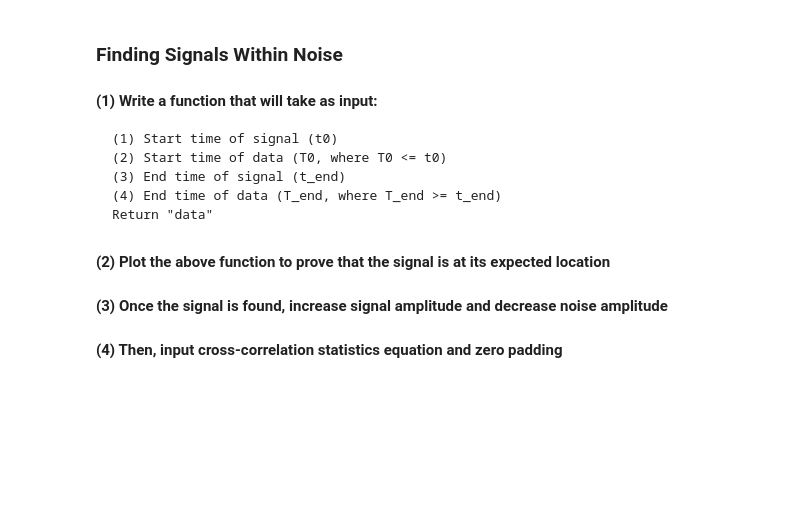
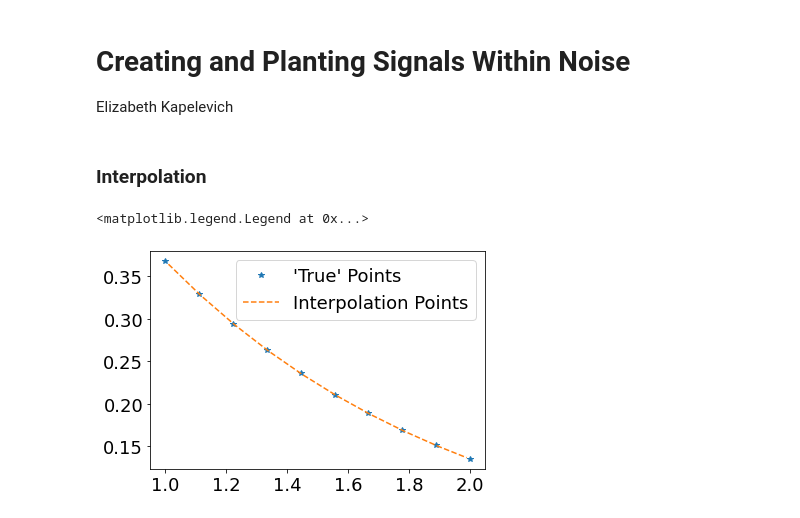
Before and after one commit to lizkapelevich/Matrix_Multiply, a Jupyter notebook: Precursor_to_Project.ipynb, the cells around one changed output. Drawn from its saved outputs; the diff is of its cells as text; code cells hidden in the pictures; blank space fills up the shorter version.

```diff
--- a/Precursor_to_Project.ipynb
+++ b/Precursor_to_Project.ipynb
@@ -128,11 +0,0 @@ Text(0, 0.5, 'Position')
-# %% [markdown]
-### Finding Signals Within Noise
-#### (1) Write a function that will take as input:
-    (1) Start time of signal (t0)
-    (2) Start time of data (T0, where T0 <= t0)
-    (3) End time of signal (t_end)
-    (4) End time of data (T_end, where T_end >= t_end)
-    Return "data"
-#### (2) Plot the above function to prove that the signal is at its expected location
-#### (3) Once the signal is found, increase signal amplitude and decrease noise amplitude
-#### (4) Then, input cross-correlation statistics equation and zero padding
@@ -140,0 +1,3 @@ time = np.array([])
+# %% [markdown]
+# Creating and Planting Signals Within Noise
+Elizabeth Kapelevich
@@ -140,0 +9,14 @@ time = np.array([])
+# %% [markdown]
+### Interpolation
+# %%
+x = np.linspace(1, 2, 10)
+y = np.exp(-x)
+s = interpolate.interp1d(x, y)
+X = np.linspace(1.01, 1.99, 10000)
+Y = s(X)
+plt.plot(x, y, "*", label = "'True' Points")
+plt.plot(X, Y, '--', label = "Interpolation Points")
+plt.legend()
+# %% [output]
+<matplotlib.legend.Legend at 0x...>
+[figure, added]
```
Also changed, not shown: parts of 33 cells of this notebook, 1 other file.
